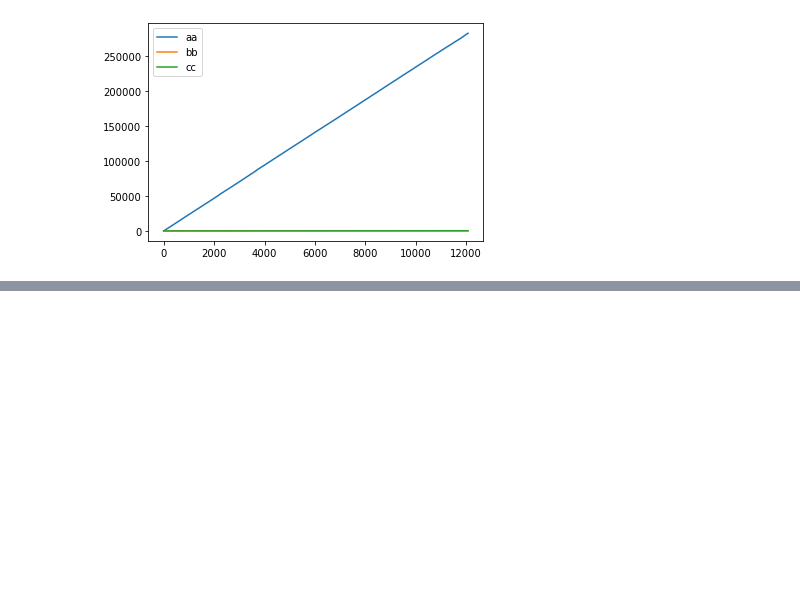
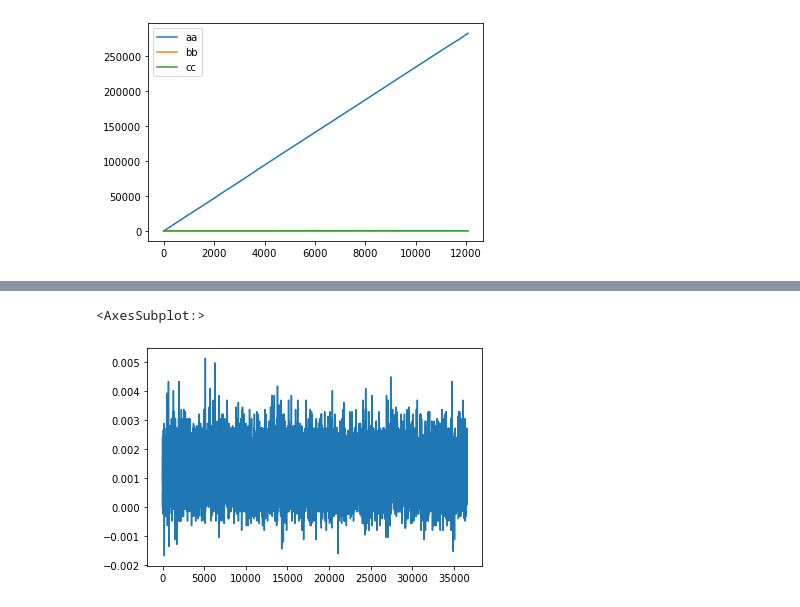
Before and after one commit to insommer/AnalysisCode, a Jupyter notebook: Applications/Laser Power Feedback.ipynb, the cells around one changed output, grey strips where cells are left out. Saved outputs shown, nothing was run; the diff lists cells and outputs as text; code cells hidden in the pictures; blank space fills up the shorter version.

```diff
--- a/Applications/Laser Power Feedback.ipynb
+++ b/Applications/Laser Power Feedback.ipynb
@@ -318,0 +275,3 @@ A[1].shape
+# %%
+WithFeedback = pd.read_csv(r'C:\Users\Sommer Lab\Documents\Data\2023\08-2023\31 Aug 2023\With Feedback.CSV', header=1)
+WithoutFeedback = pd.read_csv(r'C:\Users\Sommer Lab\Documents\Data\2023\08-2023\31 Aug 2023\Without Feedback.CSV', header=1)
@@ -318,0 +294,5 @@ A[1].shape
+# %%
+WithFeedback.Volt.plot()
+# %% [output]
+<AxesSubplot:>
+[figure, added]
```
Also changed, not shown: parts of 42 cells of this notebook, 4 other files.
